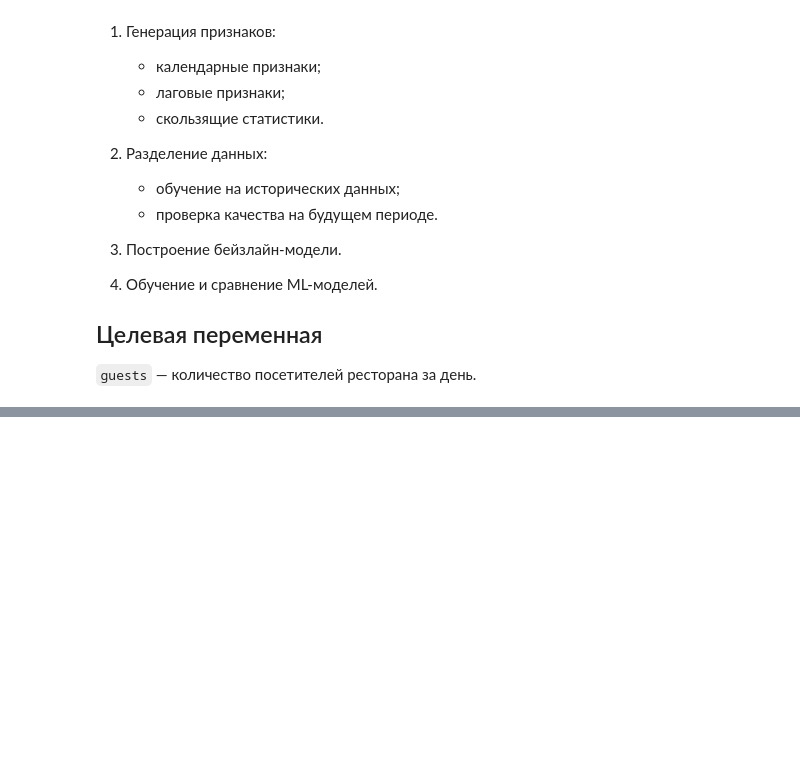
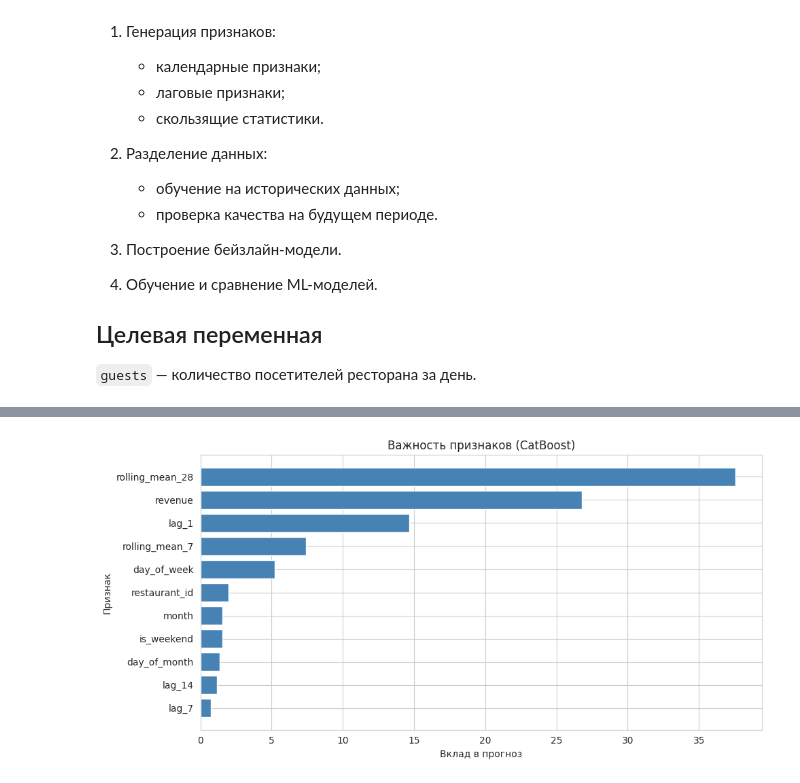
Before and after one commit to vitalinamysiv/restaurant-visitor-forecasting, a Jupyter notebook: notebooks/02_modeling.ipynb, the cells around one changed output, grey strips where cells are left out. Saved outputs shown, nothing was run; the diff lists cells and outputs as text; code cells hidden in the pictures; blank space fills up the shorter version.

```diff
--- a/notebooks/02_modeling.ipynb
+++ b/notebooks/02_modeling.ipynb
@@ -364,0 +111,9 @@ save_model(
+# %%
+from src.validation import time_split
+
+train, valid = time_split(df_features, valid_weeks=6)
+
+print("Train:", train["date"].min().date(), "—", train["date"].max().date())
+print("Valid:", valid["date"].min().date(), "—", valid["date"].max().date())
+print("Размер train:", train.shape)
+print("Размер valid:", valid.shape)
@@ -364,0 +207,12 @@ save_model(
+# %%
+from src.model import train_catboost
+
+catboost_model = train_catboost(X_train, y_train)
+
+catboost_pred = catboost_model.predict(X_valid)
+
+catboost_mae = mean_absolute_error(y_valid, catboost_pred)
+catboost_mape = mean_absolute_percentage_error(y_valid, catboost_pred)
+
+print(f"CatBoost MAE:  {catboost_mae:.2f}")
+print(f"CatBoost MAPE: {catboost_mape:.2%}")
@@ -364,0 +251,7 @@ save_model(
+# %%
+importance = pd.DataFrame({
+    "feature": X_train.columns,
+    "importance": catboost_model.feature_importances_,
+}).sort_values("importance", ascending=False)
+
+importance
@@ -364,0 +271,19 @@ save_model(
+# %%
+fig, ax = plt.subplots(figsize=(10, 5))
+
+ax.barh(
+    importance["feature"],
+    importance["importance"],
+    color="steelblue",
+)
+
+ax.invert_yaxis()  # самый важный признак — сверху
+
+ax.set_title("Важность признаков (CatBoost)")
+ax.set_xlabel("Вклад в прогноз")
+ax.set_ylabel("Признак")
+
+plt.tight_layout()
+plt.show()
+# %% [output]
+[figure, added]
```
Also changed, not shown: parts of 54 cells of this notebook.
